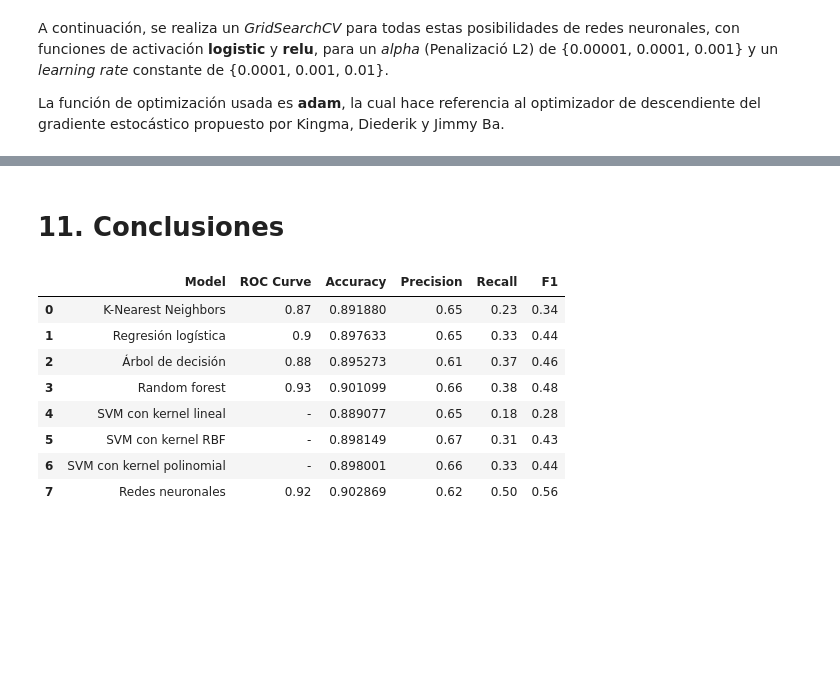
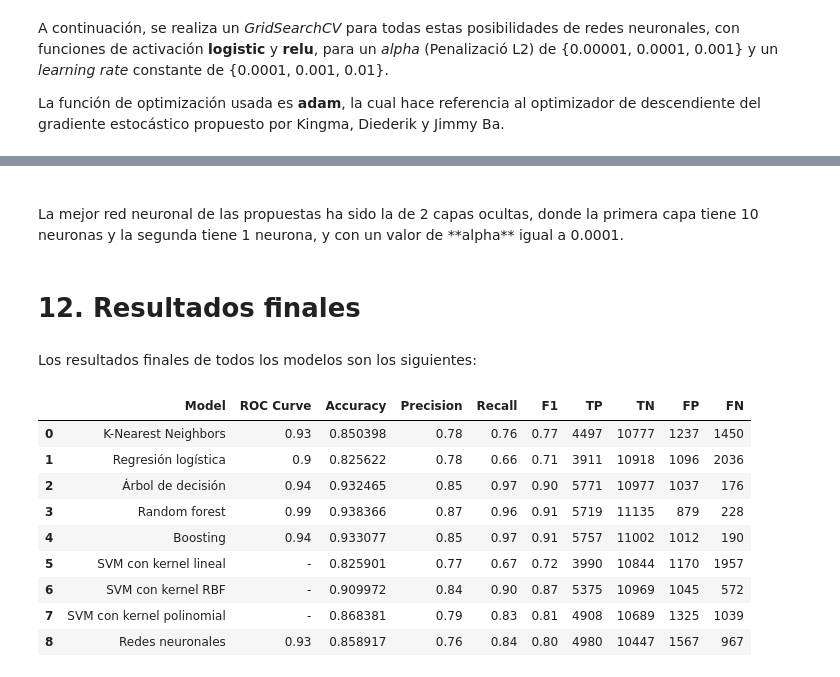
Before and after one commit to JoanMartin/UIB-MasterInBigData, a Jupyter notebook: Statistical-Learning-and-Decision-Making-II/Bank classification/Bank Classification.ipynb, the cells around one changed output, grey strips where cells are left out. Saved outputs shown, nothing was run; the diff lists cells and outputs as text; code cells hidden in the pictures; blank space fills up the shorter version.

```diff
--- a/Statistical-Learning-and-Decision-Making-II/Bank classification/Bank Classification.ipynb
+++ b/Statistical-Learning-and-Decision-Making-II/Bank classification/Bank Classification.ipynb
@@ -1400,28 +1484,41 @@ avg / total       0.90      0.90      0.90     13559
+# %% [markdown]
+<br>
+La mejor red neuronal de las propuestas ha sido la de 2 capas ocultas, donde la primera capa tiene 10 neuronas y la segunda tiene 1 neurona, y con un valor de **alpha** igual a 0.0001.
 # %% [markdown]
-# 11. Conclusiones <a class="anchor" id="conclusiones"></a>
+# 12. Resultados finales <a class="anchor" id="results"></a>
+# %% [markdown]
+Los resultados finales de todos los modelos son los siguientes:
 # %%
 models = ['K-Nearest Neighbors', 'Regresión logística',
-          'Árbol de decisión', 'Random forest',
+          'Árbol de decisión', 'Random forest', 'Boosting',
           'SVM con kernel lineal', 'SVM con kernel RBF',
           'SVM con kernel polinomial', 'Redes neuronales']
-roc = [0.87, 0.90, 0.88, 0.93, '-', '-', '-', 0.92]
-accuracy = [0.891879932148, 0.897632568774, 0.895272512722, 0.901098901099,
-            0.8890773655874327, 0.8981488310347371, 0.8980013275315288, 0.902868943137]
-precision = [0.65, 0.65, 0.61, 0.66, 0.65, 0.67, 0.66, 0.62]
-recall = [0.23, 0.33, 0.37, 0.38, 0.18, 0.31, 0.33, 0.5]
-f1 = [0.34, 0.44, 0.46, 0.48, 0.28, 0.43, 0.44, 0.56]
+roc = [0.93, 0.90, 0.94, 0.99, 0.94, '-', '-', '-', 0.93]
+accuracy = [0.850398084739157, 0.8256221813930182, 0.932464784811536, 0.9383664606647737, 0.9330772228717777,
+            0.8259005623294917, 0.9099716051444797, 0.8683814932353432, 0.8589165413952452]
+precision = [0.78, 0.78, 0.85, 0.87, 0.85, 0.77, 0.84, 0.79, 0.76]
+recall = [0.76, 0.66, 0.97, 0.96, 0.97, 0.67, 0.90, 0.83, 0.84]
+f1 = [0.77, 0.71, 0.90, 0.91, 0.91, 0.72, 0.87, 0.81, 0.80]
+TP = [4497, 3911, 5771, 5719, 5757, 3990, 5375, 4908, 4980]
+TN = [10777, 10918, 10977, 11135, 11002, 10844, 10969, 10689, 10447]
+FP = [1237, 1096, 1037, 879, 1012, 1170, 1045, 1325, 1567]
+FN = [1450, 2036, 176, 228, 190, 1957, 572, 1039, 967]
 
-df_models = pd.concat([pd.Series(models), pd.Series(roc), pd.Series(accuracy), pd.Series(precision),
-                          pd.Series(recall), pd.Series(f1)], axis=1)
-df_models.columns = ['Model', 'ROC Curve', 'Accuracy', 'Precision', 'Recall', 'F1']
+df_models = pd.concat([pd.Series(models), pd.Series(roc), pd.Series(accuracy),
+                       pd.Series(precision), pd.Series(recall), pd.Series(f1),
+                       pd.Series(TP), pd.Series(TN), pd.Series(FP), pd.Series(FN)],
+                      axis=1)
+df_models.columns = ['Model', 'ROC Curve', 'Accuracy', 'Precision', 'Recall',
+                     'F1', 'TP', 'TN', 'FP', 'FN']
 df_models
 # %% [output]
-|  | Model | ROC Curve | Accuracy | Precision | Recall | F1 |
-| 0 | K-Nearest Neighbors | 0.87 | 0.891880 | 0.65 | 0.23 | 0.34 |
-| 1 | Regresión logística | 0.9 | 0.897633 | 0.65 | 0.33 | 0.44 |
-| 2 | Árbol de decisión | 0.88 | 0.895273 | 0.61 | 0.37 | 0.46 |
-| 3 | Random forest | 0.93 | 0.901099 | 0.66 | 0.38 | 0.48 |
-| 4 | SVM con kernel lineal | - | 0.889077 | 0.65 | 0.18 | 0.28 |
-| 5 | SVM con kernel RBF | - | 0.898149 | 0.67 | 0.31 | 0.43 |
-| 6 | SVM con kernel polinomial | - | 0.898001 | 0.66 | 0.33 | 0.44 |
-| 7 | Redes neuronales | 0.92 | 0.902869 | 0.62 | 0.50 | 0.56 |
+|  | Model | ROC Curve | Accuracy | Precision | Recall | F1 | TP | TN | FP | FN |
+| 0 | K-Nearest Neighbors | 0.93 | 0.850398 | 0.78 | 0.76 | 0.77 | 4497 | 10777 | 1237 | 1450 |
+| 1 | Regresión logística | 0.9 | 0.825622 | 0.78 | 0.66 | 0.71 | 3911 | 10918 | 1096 | 2036 |
+| 2 | Árbol de decisión | 0.94 | 0.932465 | 0.85 | 0.97 | 0.90 | 5771 | 10977 | 1037 | 176 |
+| 3 | Random forest | 0.99 | 0.938366 | 0.87 | 0.96 | 0.91 | 5719 | 11135 | 879 | 228 |
+| 4 | Boosting | 0.94 | 0.933077 | 0.85 | 0.97 | 0.91 | 5757 | 11002 | 1012 | 190 |
+| 5 | SVM con kernel lineal | - | 0.825901 | 0.77 | 0.67 | 0.72 | 3990 | 10844 | 1170 | 1957 |
+| 6 | SVM con kernel RBF | - | 0.909972 | 0.84 | 0.90 | 0.87 | 5375 | 10969 | 1045 | 572 |
+| 7 | SVM con kernel polinomial | - | 0.868381 | 0.79 | 0.83 | 0.81 | 4908 | 10689 | 1325 | 1039 |
+| 8 | Redes neuronales | 0.93 | 0.858917 | 0.76 | 0.84 | 0.80 | 4980 | 10447 | 1567 | 967 |
```
Also changed, not shown: parts of 45 cells of this notebook, 2 other files.
